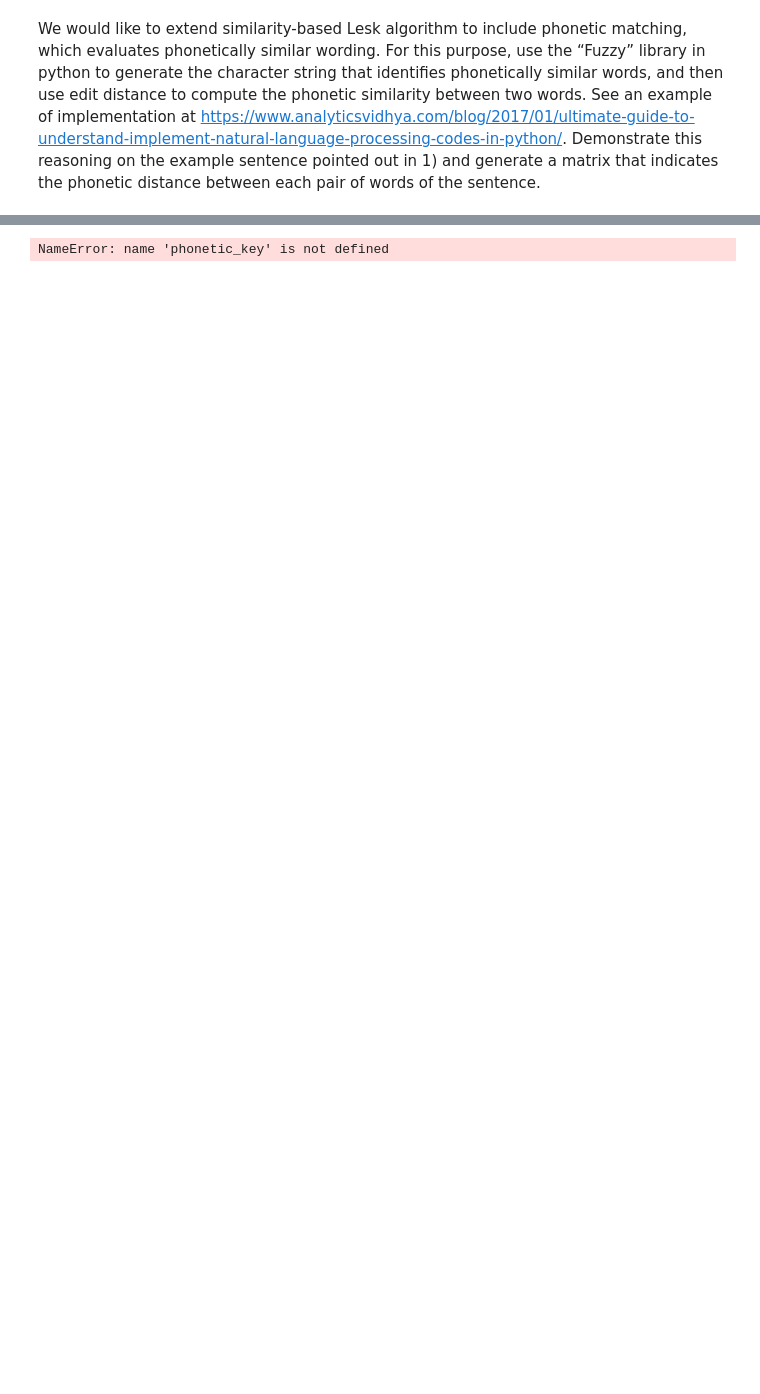
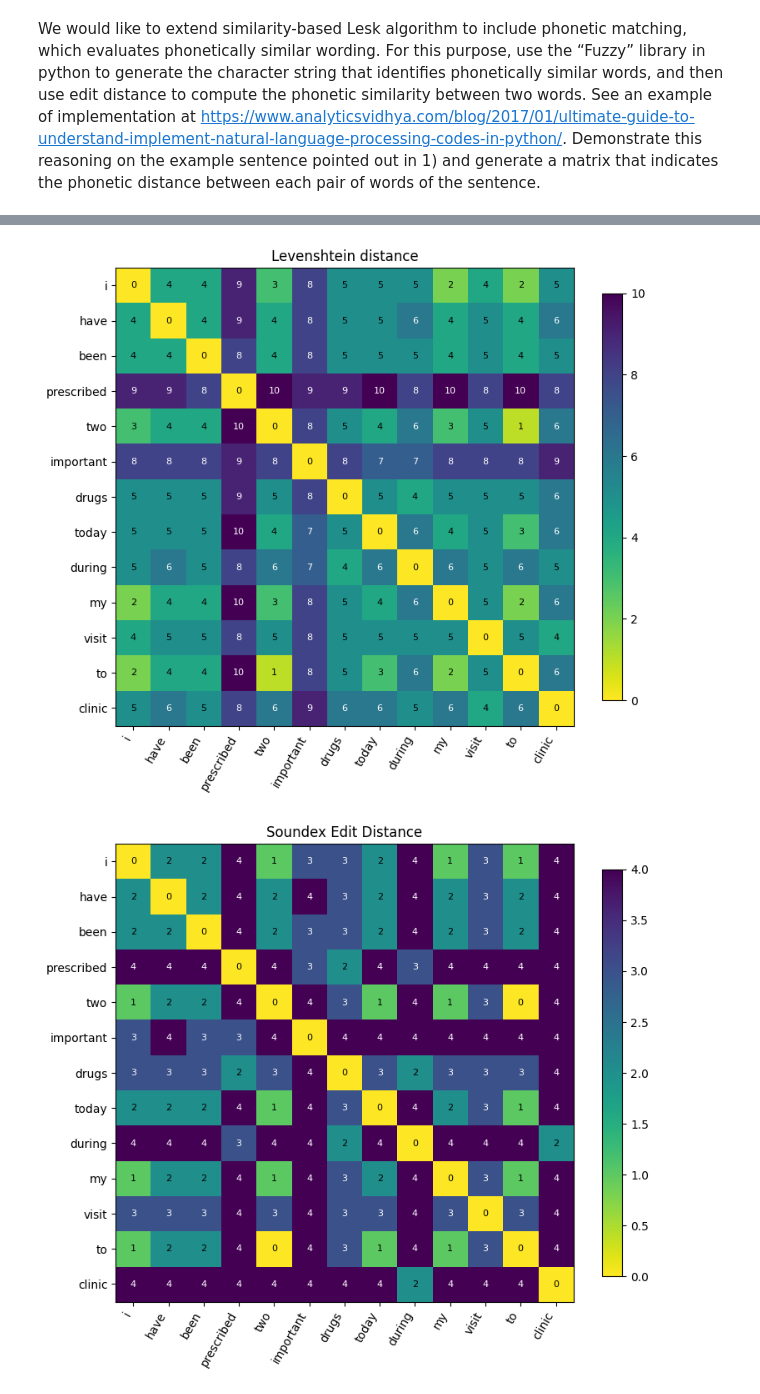
Before and after one commit to pygiopoli/nlp_project_26, a Jupyter notebook: scripts/p5/p_distance.ipynb, the cells around one changed output, grey strips where cells are left out. Drawn from its saved outputs; the diff is of its cells as text; code cells hidden in the pictures; blank space fills up the shorter version.

Commit message:
completed base p5 exercise and added output directory

```diff
--- a/scripts/p5/p_distance.ipynb
+++ b/scripts/p5/p_distance.ipynb
@@ -47,7 +10,50 @@ ModuleNotFoundError: No module named 'fuzzy'
-# %%
-w1 = 'ciao'
-w2 = 'caio'
-
-print(levenshtein(w1, w2))
-# %% [output]
-NameError: name 'phonetic_key' is not defined
+# %%
+tokens = [w.lower() for w in SENTENCE.split()]
+
+def levenshtein_matrix(words):
+    """ Returns the matrix representation of all the permutations of levenshtein dinstances of the words in the given vector """
+    n = len(words)
+    matrix = np.zeros((n, n), dtype=int)
+    for i in range(n):
+        for j in range(i + 1, n):
+            matrix[i, j] = matrix[j, i] = u.levenshtein(words[i], words[j])
+
+    return matrix
+
+def levenshtein_soundex_matrix(words):
+    """ Returns the matrix representation of all the permutations of levenshtein dinstances of the soundex output of words in the given vector """
+    n = len(words)
+    matrix = np.zeros((n, n), dtype=int)
+    for i in range(n):
+        for j in range(i + 1, n):
+            matrix[i, j] = matrix[j, i] = u.levenshtein(u.soundex(words[i]), u.soundex(words[j]))
+
+    return matrix
+
+def plot_matrix(matrix, words, title="Levenshtein distance"):
+    """Show a distance matrix as a heatmap, with the value written in each cell."""
+    fig, ax = plt.subplots(figsize=(8, 7))
+    image = ax.imshow(matrix, cmap="viridis_r")
+
+    ax.set_xticks(range(len(words)), words, rotation=60, ha="right")
+    ax.set_yticks(range(len(words)), words)
+
+    for i in range(len(words)):
+        for j in range(len(words)):
+            color = "white" if matrix[i, j] > matrix.max() / 2 else "black"
+            ax.text(j, i, matrix[i, j], ha="center", va="center", fontsize=8, color=color)
+
+    ax.set_title(title)
+    fig.colorbar(image, ax=ax, shrink=0.8)
+    fig.tight_layout()
+    plt.show()
+
+# Analysis
+lev_dist = levenshtein_matrix(tokens)
+lev_soundex_dist = levenshtein_soundex_matrix(tokens)
+
+plot_matrix(lev_dist, tokens)
+plot_matrix(lev_soundex_dist, tokens, title="Soundex Edit Distance")
+# %% [output]
+[figure, added]
+[figure, added]
```
Also changed, not shown: parts of 1 cell of this notebook, 4 other files.
